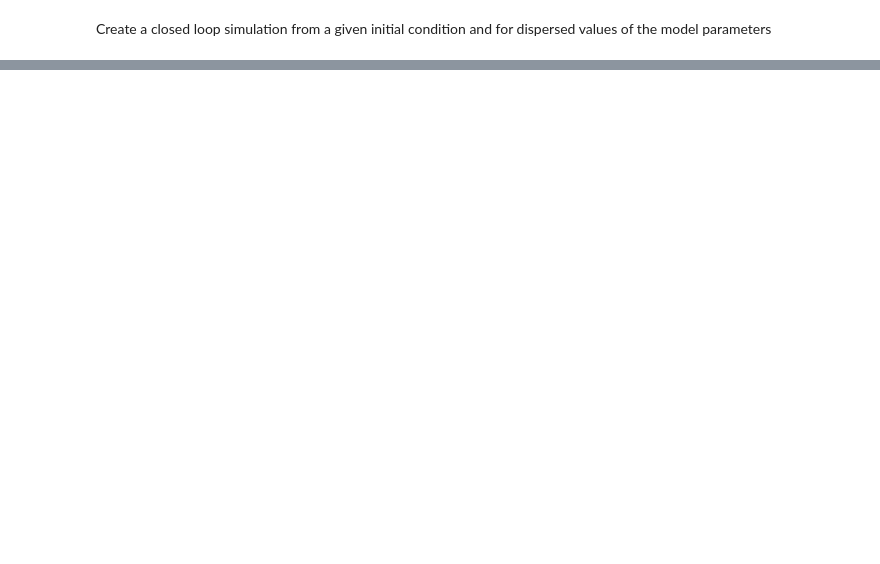
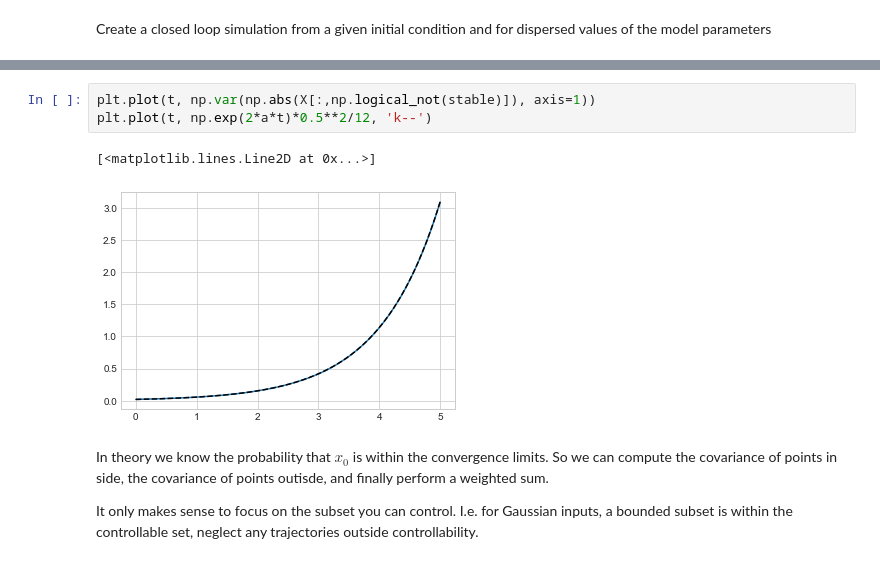
Before and after one commit to CDNoyes/EDL-Py, a Jupyter notebook: Feedback.ipynb, the cells around one changed output, grey strips where cells are left out. Drawn from its saved outputs; the diff is of its cells as text; blank space fills up the shorter version.

```diff
--- a/Feedback.ipynb
+++ b/Feedback.ipynb
@@ -178,0 +360,10 @@ plot(t, C.reference_state(t), C.reference_control(t), label="Ref")
+# %%
+plt.plot(t, np.var(np.abs(X[:,np.logical_not(stable)]), axis=1))
+plt.plot(t, np.exp(2*a*t)*0.5**2/12, 'k--')
+# %% [output]
+[<matplotlib.lines.Line2D at 0x...>]
+[figure, added]
+# %% [markdown]
+In theory we know the probability that $x_0$ is within the convergence limits. So we can compute the covariance of points in side, the covariance of points outisde, and finally perform a weighted sum.
+
+It only makes sense to focus on the subset you can control. I.e. for Gaussian inputs, a bounded subset is within the controllable set, neglect any trajectories outside controllability.
```
Also changed, not shown: parts of 21 cells of this notebook, 2 other files.
